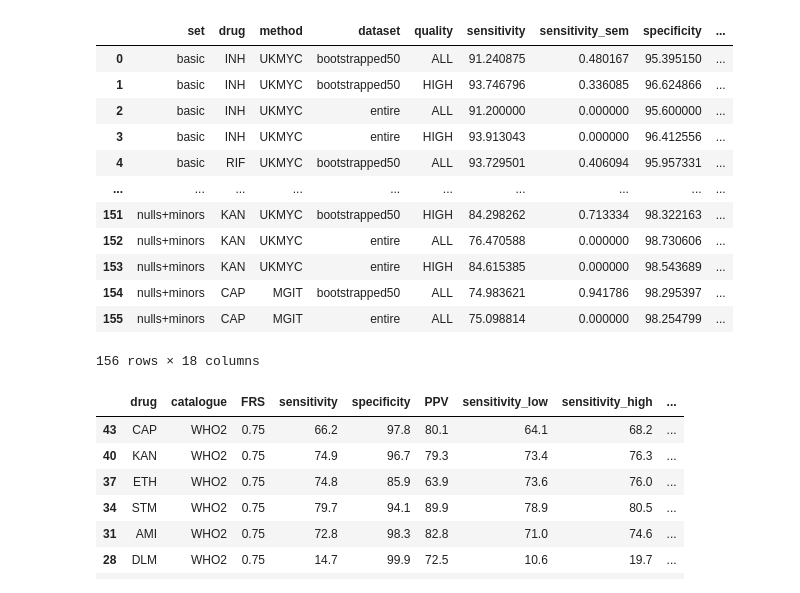
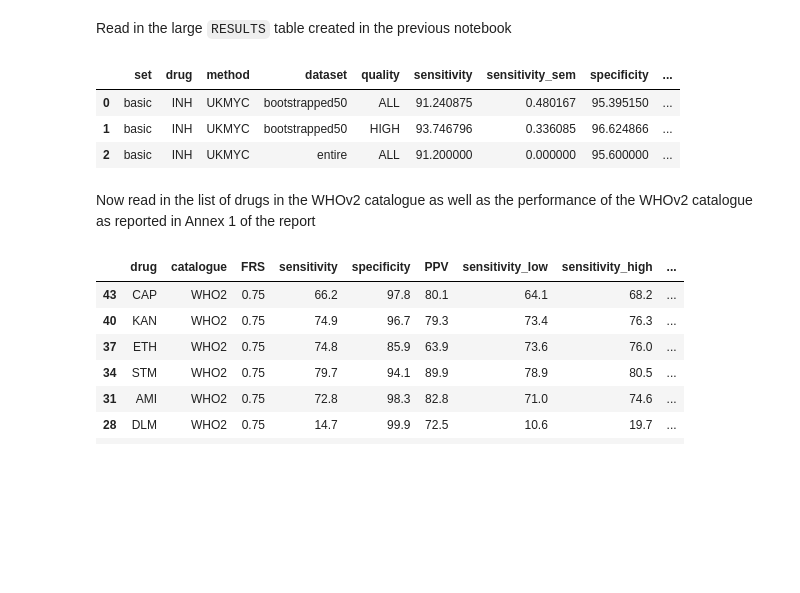
Before and after one commit to fowler-lab/validate-myco-amr, a Jupyter notebook: plot.ipynb, the cells around one changed output. Saved outputs shown, nothing was run; the diff lists cells and outputs as text; code cells hidden in the pictures; blank space fills up the shorter version.

```diff
--- a/plot.ipynb
+++ b/plot.ipynb
@@ -6,18 +10,13 @@ from matplotlib.patches import Rectangle
+# %% [markdown]
+Read in the large `RESULTS` table created in the previous notebook
 # %%
 results = pandas.read_csv('dat/RESULTS.csv')
-results
+results[:3]
 # %% [output]
 |  | set | drug | method | dataset | quality | sensitivity | sensitivity_sem | specificity | ... |
 | 0 | basic | INH | UKMYC | bootstrapped50 | ALL | 91.240875 | 0.480167 | 95.395150 | ... |
 | 1 | basic | INH | UKMYC | bootstrapped50 | HIGH | 93.746796 | 0.336085 | 96.624866 | ... |
 | 2 | basic | INH | UKMYC | entire | ALL | 91.200000 | 0.000000 | 95.600000 | ... |
-| 3 | basic | INH | UKMYC | entire | HIGH | 93.913043 | 0.000000 | 96.412556 | ... |
-| 4 | basic | RIF | UKMYC | bootstrapped50 | ALL | 93.729501 | 0.406094 | 95.957331 | ... |
-| ... | ... | ... | ... | ... | ... | ... | ... | ... | ... |
-| 151 | nulls+minors | KAN | UKMYC | bootstrapped50 | HIGH | 84.298262 | 0.713334 | 98.322163 | ... |
-| 152 | nulls+minors | KAN | UKMYC | entire | ALL | 76.470588 | 0.000000 | 98.730606 | ... |
-| 153 | nulls+minors | KAN | UKMYC | entire | HIGH | 84.615385 | 0.000000 | 98.543689 | ... |
-| 154 | nulls+minors | CAP | MGIT | bootstrapped50 | ALL | 74.983621 | 0.941786 | 98.295397 | ... |
-| 155 | nulls+minors | CAP | MGIT | entire | ALL | 75.098814 | 0.000000 | 98.254799 | ... |
-156 rows × 18 columns
+# %% [markdown]
+Now read in the list of drugs in the WHOv2 catalogue as well as the performance of the WHOv2 catalogue as reported in Annex 1 of the report
 # %%
```
Also changed, not shown: parts of 6 cells of this notebook, 7 other files.
